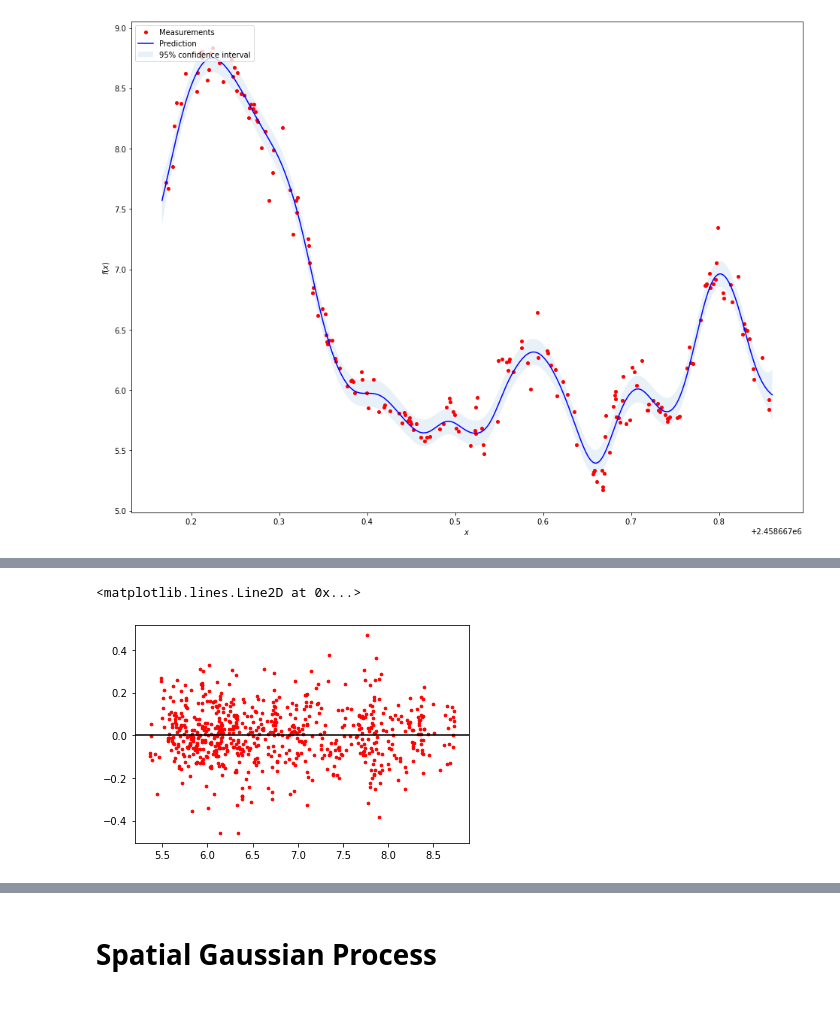
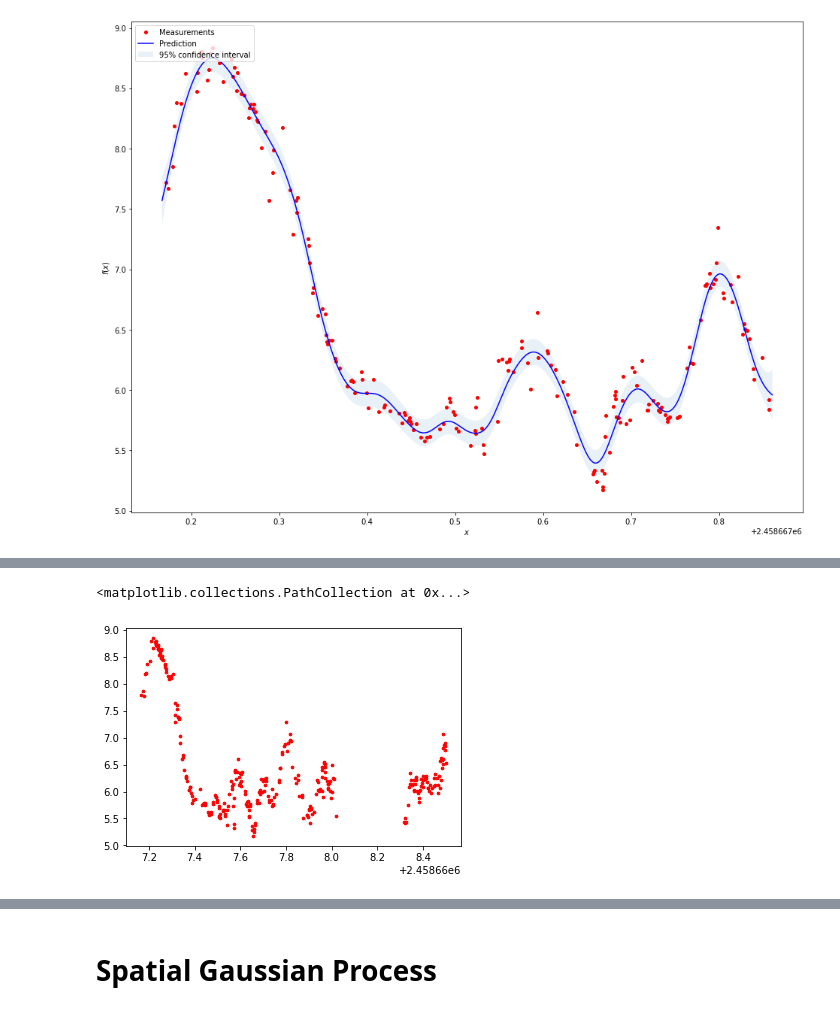
Before and after one commit to larsmmo/Master, a Jupyter notebook: visualization/GPviz.ipynb, the cells around one changed output, grey strips where cells are left out. Cells and saved outputs as stored; diff of their text form; code cells hidden in the pictures.

```diff
--- a/visualization/GPviz.ipynb
+++ b/visualization/GPviz.ipynb
@@ -97,10 +97,10 @@ df.index = pd.to_datetime(df.index)
 df.index = df.index.to_julian_date()
 #df.index = (df.index-df.index.min())/(df.index.max()-df.index.min())
 # %%
-pos1m3DO = df.loc[:,'Pos1m3DO'].dropna().iloc[:2000]
+pos1m3DO = df.loc[:,'Pos1m3DO'].dropna().iloc[:1500]
 # %%
 # List of dates for prediction, 1 minute interval
-X_train, X_test, y_train, y_test = train_test_split(pos1m3DO.index.values, pos1m3DO.values , test_size=0.2)
+X_train, X_test, y_train, y_test = train_test_split(pos1m3DO.index.values, pos1m3DO.values , test_size=0.3)
 
 # Specify a range (mesh) for prediction
 predictionRange = np.arange(
@@ -182,6 +178,5 @@ plot_gp(prediction_timerange, X_test, y_test, y_pred, y_cov)
 # %%
-plt.scatter(y_pred, (y_test-y_pred), s=7, marker ='o', color='r')
-plt.axhline(y=0.0, color='black', linestyle='-')
+plt.scatter(X_test, y_test, s=7, marker ='o', color='r', label='Residual')
 # %% [output]
-<matplotlib.lines.Line2D at 0x...>
+<matplotlib.collections.PathCollection at 0x...>
-[figure, old version]
+[figure, new version]
```
Also changed, not shown: parts of 11 cells of this notebook, 4 other files.
